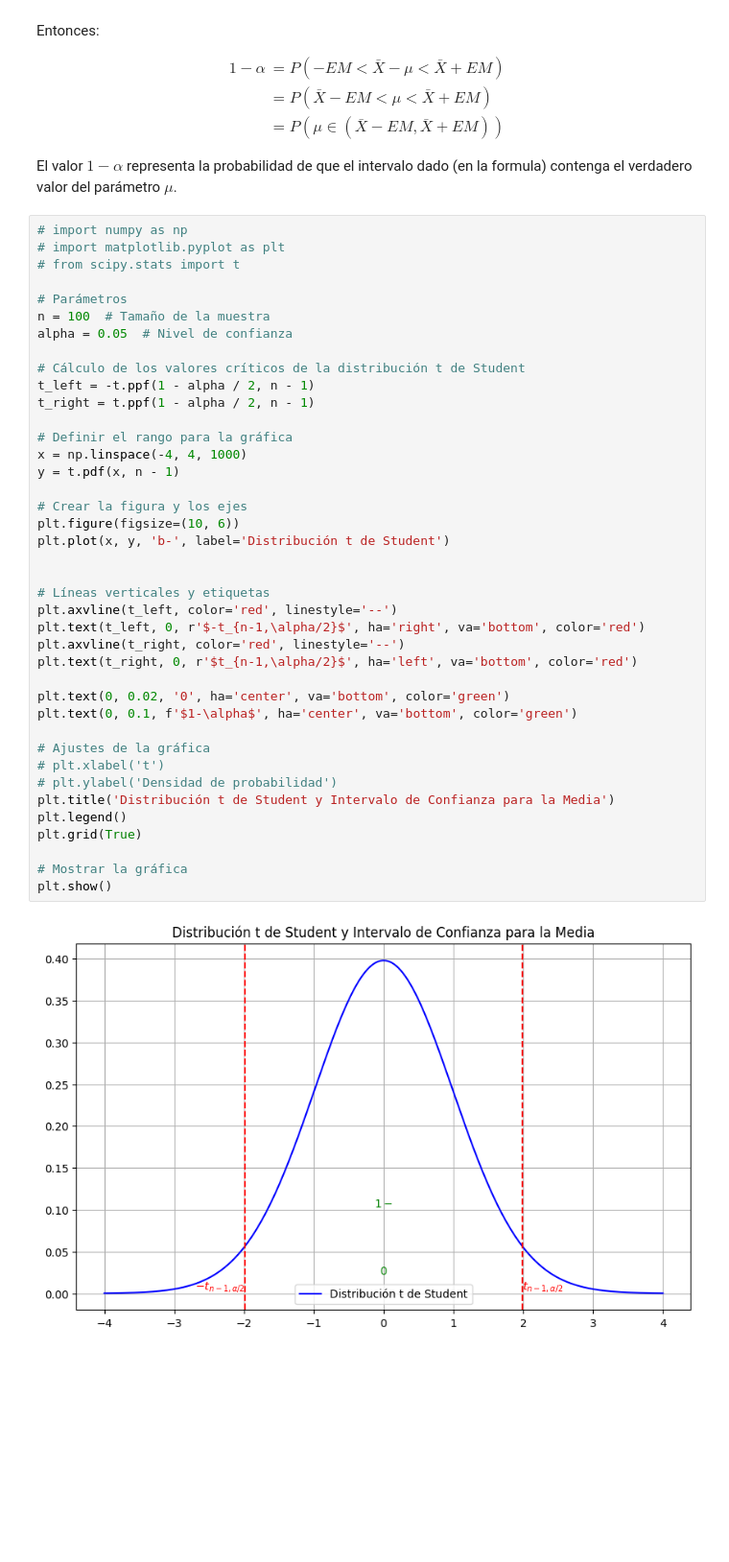
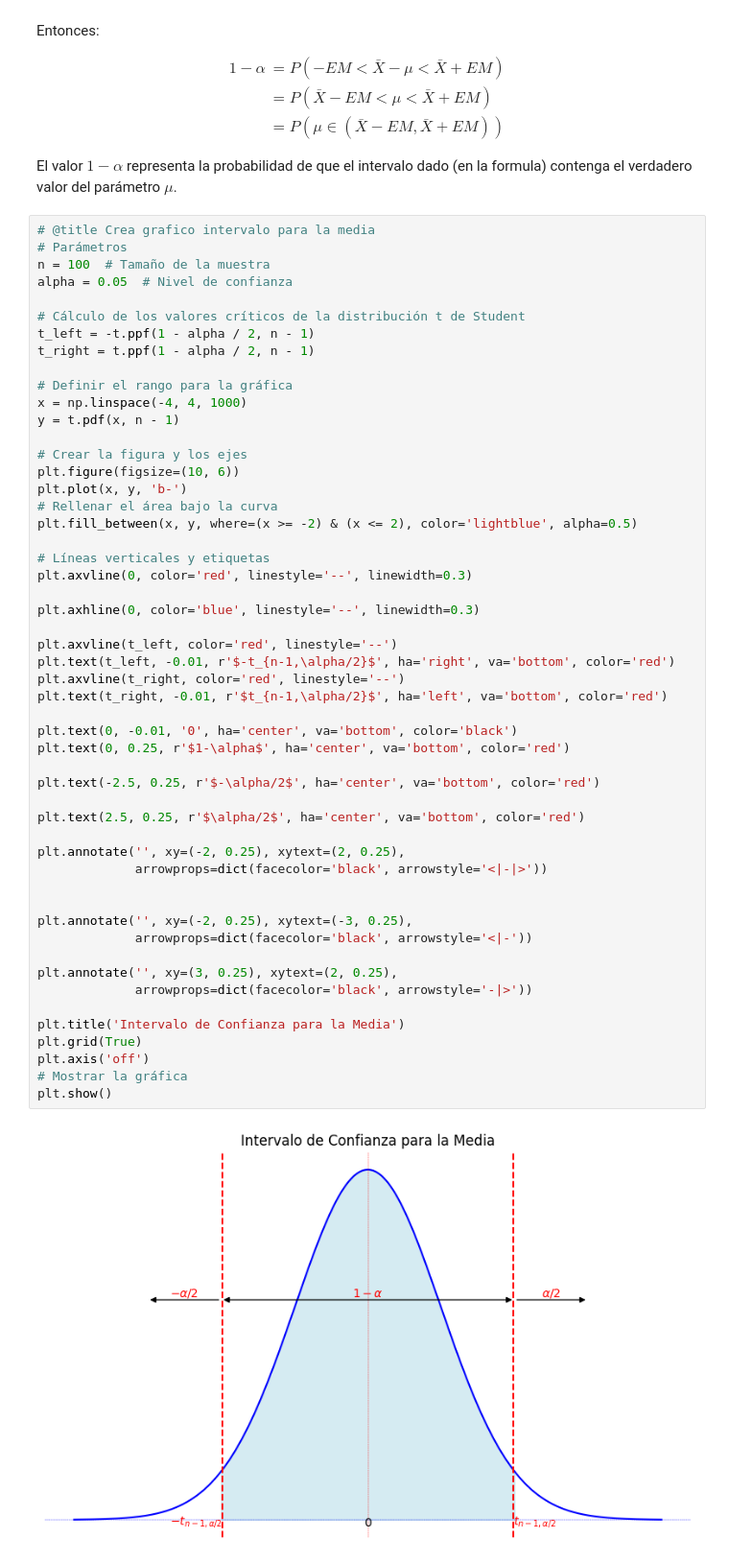
Before and after one commit to ednavivianasegura/Curso_PLN, a Jupyter notebook: PLN_EDNA.ipynb, the cells around one changed output. Shown at 96% size. Cells and saved outputs as stored; diff of their text form; blank space fills up the shorter version.

```diff
--- a/PLN_EDNA.ipynb
+++ b/PLN_EDNA.ipynb
@@ -2577,44 +2577,56 @@ Entonces:
 
 El valor $1-\alpha$ representa la probabilidad de que el intervalo dado (en la formula) contenga el verdadero valor del parámetro $\mu$.
 # %%
-# import numpy as np
-# import matplotlib.pyplot as plt
-# from scipy.stats import t
-
+# @title Crea grafico intervalo para la media
 # Parámetros
 n = 100  # Tamaño de la muestra
 alpha = 0.05  # Nivel de confianza
 
 # Cálculo de los valores críticos de la distribución t de Student
 t_left = -t.ppf(1 - alpha / 2, n - 1)
 t_right = t.ppf(1 - alpha / 2, n - 1)
 
 # Definir el rango para la gráfica
 x = np.linspace(-4, 4, 1000)
 y = t.pdf(x, n - 1)
 
 # Crear la figura y los ejes
 plt.figure(figsize=(10, 6))
-plt.plot(x, y, 'b-', label='Distribución t de Student')
+plt.plot(x, y, 'b-')
+# Rellenar el área bajo la curva
+plt.fill_between(x, y, where=(x >= -2) & (x <= 2), color='lightblue', alpha=0.5)
+
+# Líneas verticales y etiquetas
+plt.axvline(0, color='red', linestyle='--', linewidth=0.3)
+
+plt.axhline(0, color='blue', linestyle='--', linewidth=0.3)
+
+plt.axvline(t_left, color='red', linestyle='--')
+plt.text(t_left, -0.01, r'$-t_{n-1,\alpha/2}$', ha='right', va='bottom', color='red')
+plt.axvline(t_right, color='red', linestyle='--')
+plt.text(t_right, -0.01, r'$t_{n-1,\alpha/2}$', ha='left', va='bottom', color='red')
+
+plt.text(0, -0.01, '0', ha='center', va='bottom', color='black')
+plt.text(0, 0.25, r'$1-\alpha$', ha='center', va='bottom', color='red')
+
+plt.text(-2.5, 0.25, r'$-\alpha/2$', ha='center', va='bottom', color='red')
+
+plt.text(2.5, 0.25, r'$\alpha/2$', ha='center', va='bottom', color='red')
+
+plt.annotate('', xy=(-2, 0.25), xytext=(2, 0.25),
+             arrowprops=dict(facecolor='black', arrowstyle='<|-|>'))
 
 
-# Líneas verticales y etiquetas
-plt.axvline(t_left, color='red', linestyle='--')
-plt.text(t_left, 0, r'$-t_{n-1,\alpha/2}$', ha='right', va='bottom', color='red')
-plt.axvline(t_right, color='red', linestyle='--')
-plt.text(t_right, 0, r'$t_{n-1,\alpha/2}$', ha='left', va='bottom', color='red')
+plt.annotate('', xy=(-2, 0.25), xytext=(-3, 0.25),
+             arrowprops=dict(facecolor='black', arrowstyle='<|-'))
 
-plt.text(0, 0.02, '0', ha='center', va='bottom', color='green')
-plt.text(0, 0.1, f'$1-\alpha$', ha='center', va='bottom', color='green')
+plt.annotate('', xy=(3, 0.25), xytext=(2, 0.25),
+             arrowprops=dict(facecolor='black', arrowstyle='-|>'))
 
-# Ajustes de la gráfica
-# plt.xlabel('t')
-# plt.ylabel('Densidad de probabilidad')
-plt.title('Distribución t de Student y Intervalo de Confianza para la Media')
-plt.legend()
+plt.title('Intervalo de Confianza para la Media')
 plt.grid(True)
-
+plt.axis('off')
 # Mostrar la gráfica
 plt.show()
 # %% [output]
-[figure, old version]
+[figure, new version]
```
Also changed, not shown: parts of 4 cells of this notebook.
